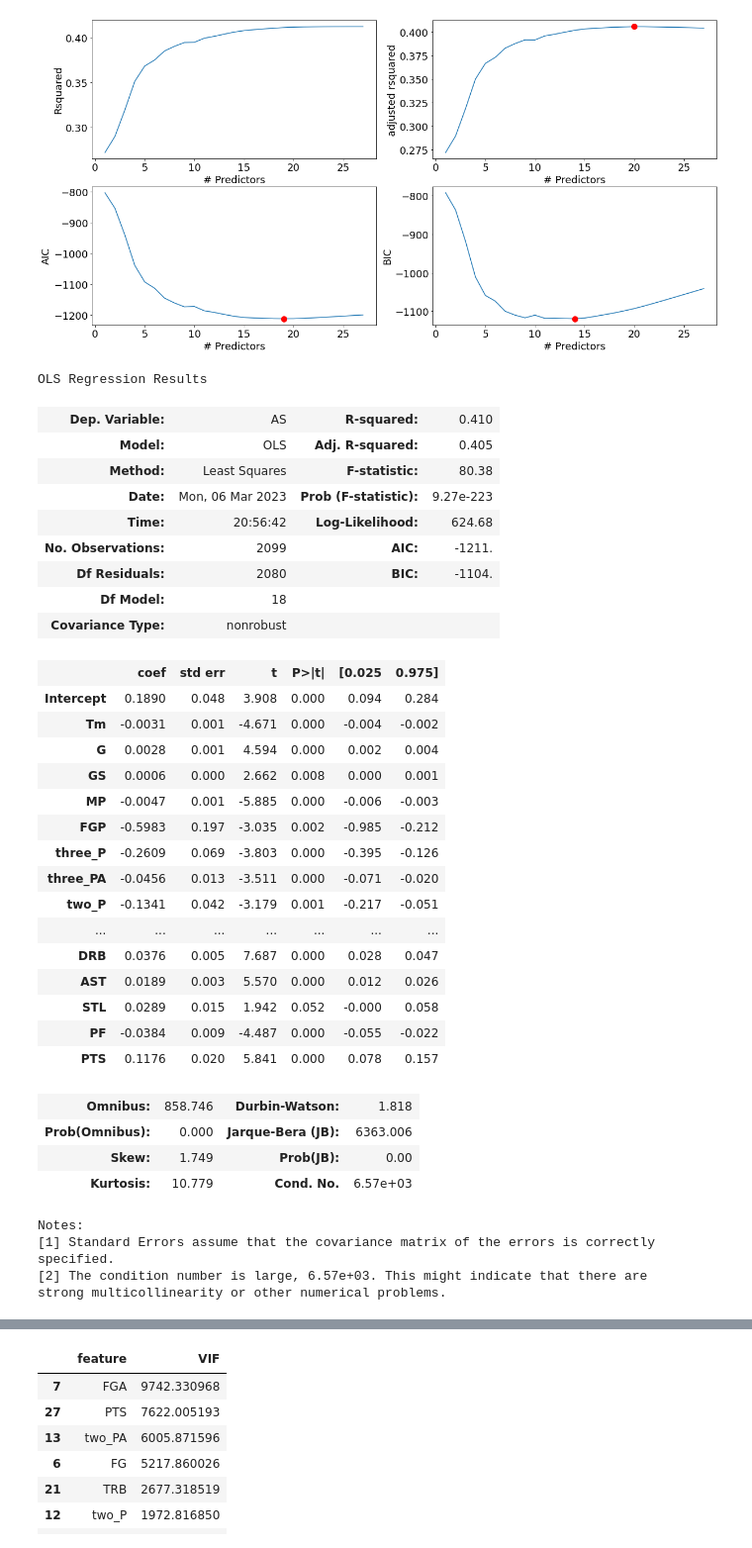
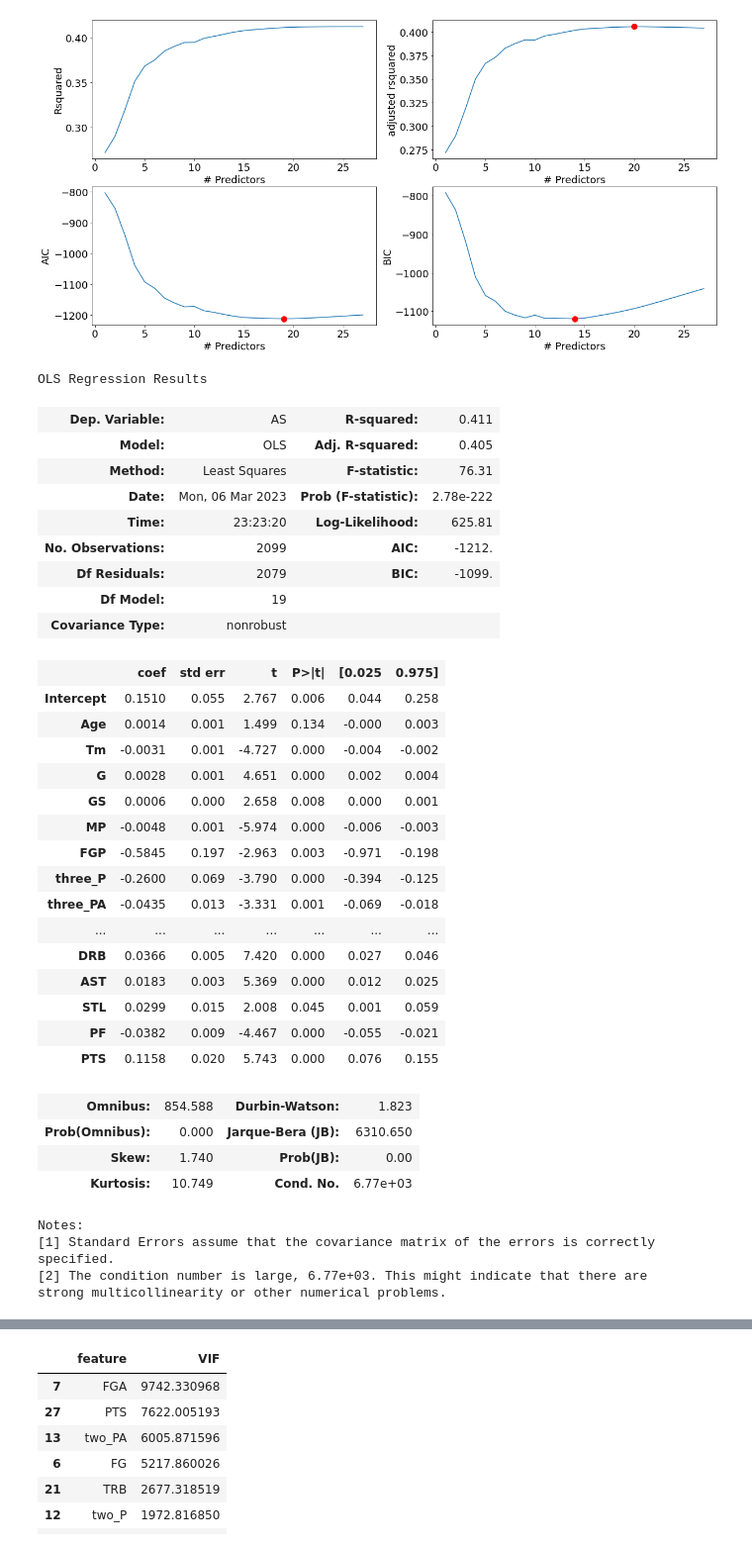
Before and after one commit to STShark00/IstanBulls, a Jupyter notebook: Create_Model.ipynb, the cells around one changed output, grey strips where cells are left out. Shown: that part at 99% size. Cells and saved outputs as stored; diff of their text form; code cells hidden in the pictures.

```diff
--- a/Create_Model.ipynb
+++ b/Create_Model.ipynb
@@ -884,42 +910,42 @@ AIC.ARGMIN + 1, AIC.MIN:  19 -1211.626158672474
 BIC.ARGMIN + 1, BIC.MIN:  14 -1119.0361630606876
 [figure]
 # %%
-best_bwd_reg_model = models_best_bw['model'][18]
+best_bwd_reg_model = models_best_bw['model'][19]
 best_bwd_reg_model.summary()
 # %% [output]
 OLS Regression Results
-| Dep. Variable: | AS | R-squared: | 0.410 |
+| Dep. Variable: | AS | R-squared: | 0.411 |
 | Model: | OLS | Adj. R-squared: | 0.405 |
-| Method: | Least Squares | F-statistic: | 80.38 |
-| Date: | Mon, 06 Mar 2023 | Prob (F-statistic): | 9.27e-223 |
-| Time: | 20:56:42 | Log-Likelihood: | 624.68 |
-| No. Observations: | 2099 | AIC: | -1211. |
-| Df Residuals: | 2080 | BIC: | -1104. |
-| Df Model: | 18 |  |  |
+| Method: | Least Squares | F-statistic: | 76.31 |
+| Date: | Mon, 06 Mar 2023 | Prob (F-statistic): | 2.78e-222 |
+| Time: | 23:23:20 | Log-Likelihood: | 625.81 |
+| No. Observations: | 2099 | AIC: | -1212. |
+| Df Residuals: | 2079 | BIC: | -1099. |
+| Df Model: | 19 |  |  |
 | Covariance Type: | nonrobust |  |  |
 |  | coef | std err | t | P>|t| | [0.025 | 0.975] |
-| Intercept | 0.1890 | 0.048 | 3.908 | 0.000 | 0.094 | 0.284 |
-| Tm | -0.0031 | 0.001 | -4.671 | 0.000 | -0.004 | -0.002 |
-| G | 0.0028 | 0.001 | 4.594 | 0.000 | 0.002 | 0.004 |
-| GS | 0.0006 | 0.000 | 2.662 | 0.008 | 0.000 | 0.001 |
-| MP | -0.0047 | 0.001 | -5.885 | 0.000 | -0.006 | -0.003 |
-| FGP | -0.5983 | 0.197 | -3.035 | 0.002 | -0.985 | -0.212 |
-| three_P | -0.2609 | 0.069 | -3.803 | 0.000 | -0.395 | -0.126 |
-| three_PA | -0.0456 | 0.013 | -3.511 | 0.000 | -0.071 | -0.020 |
-| two_P | -0.1341 | 0.042 | -3.179 | 0.001 | -0.217 | -0.051 |
+| Intercept | 0.1510 | 0.055 | 2.767 | 0.006 | 0.044 | 0.258 |
+| Age | 0.0014 | 0.001 | 1.499 | 0.134 | -0.000 | 0.003 |
+| Tm | -0.0031 | 0.001 | -4.727 | 0.000 | -0.004 | -0.002 |
+| G | 0.0028 | 0.001 | 4.651 | 0.000 | 0.002 | 0.004 |
+| GS | 0.0006 | 0.000 | 2.658 | 0.008 | 0.000 | 0.001 |
+| MP | -0.0048 | 0.001 | -5.974 | 0.000 | -0.006 | -0.003 |
+| FGP | -0.5845 | 0.197 | -2.963 | 0.003 | -0.971 | -0.198 |
+| three_P | -0.2600 | 0.069 | -3.790 | 0.000 | -0.394 | -0.125 |
+| three_PA | -0.0435 | 0.013 | -3.331 | 0.001 | -0.069 | -0.018 |
 | ... | ... | ... | ... | ... | ... | ... |
-| DRB | 0.0376 | 0.005 | 7.687 | 0.000 | 0.028 | 0.047 |
-| AST | 0.0189 | 0.003 | 5.570 | 0.000 | 0.012 | 0.026 |
-| STL | 0.0289 | 0.015 | 1.942 | 0.052 | -0.000 | 0.058 |
-| PF | -0.0384 | 0.009 | -4.487 | 0.000 | -0.055 | -0.022 |
-| PTS | 0.1176 | 0.020 | 5.841 | 0.000 | 0.078 | 0.157 |
+| DRB | 0.0366 | 0.005 | 7.420 | 0.000 | 0.027 | 0.046 |
+| AST | 0.0183 | 0.003 | 5.369 | 0.000 | 0.012 | 0.025 |
+| STL | 0.0299 | 0.015 | 2.008 | 0.045 | 0.001 | 0.059 |
+| PF | -0.0382 | 0.009 | -4.467 | 0.000 | -0.055 | -0.021 |
+| PTS | 0.1158 | 0.020 | 5.743 | 0.000 | 0.076 | 0.155 |
-| Omnibus: | 858.746 | Durbin-Watson: | 1.818 |
-| Prob(Omnibus): | 0.000 | Jarque-Bera (JB): | 6363.006 |
-| Skew: | 1.749 | Prob(JB): | 0.00 |
-| Kurtosis: | 10.779 | Cond. No. | 6.57e+03 |
+| Omnibus: | 854.588 | Durbin-Watson: | 1.823 |
+| Prob(Omnibus): | 0.000 | Jarque-Bera (JB): | 6310.650 |
+| Skew: | 1.740 | Prob(JB): | 0.00 |
+| Kurtosis: | 10.749 | Cond. No. | 6.77e+03 |
 Notes:
 [1] Standard Errors assume that the covariance matrix of the errors is correctly specified.
-[2] The condition number is large, 6.57e+03. This might indicate that there are
+[2] The condition number is large, 6.77e+03. This might indicate that there are
 strong multicollinearity or other numerical problems.
 # %%
 confusion_matrix_data(train_data,train_data.AS,best_bwd_reg_model,CUTOFF)
```
Also changed, not shown: parts of 41 cells of this notebook.
